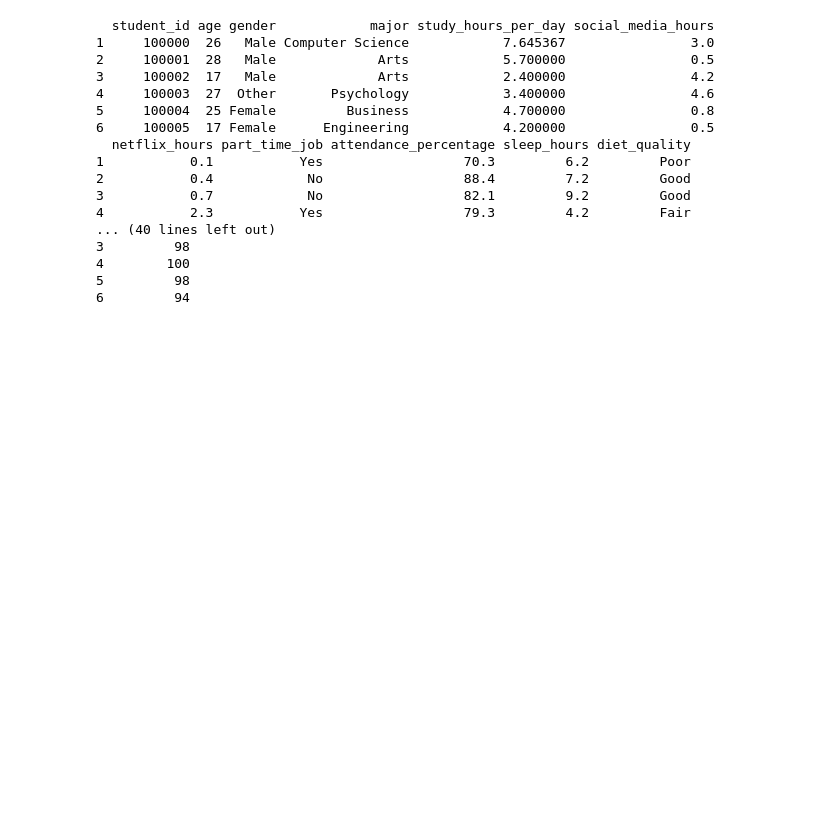
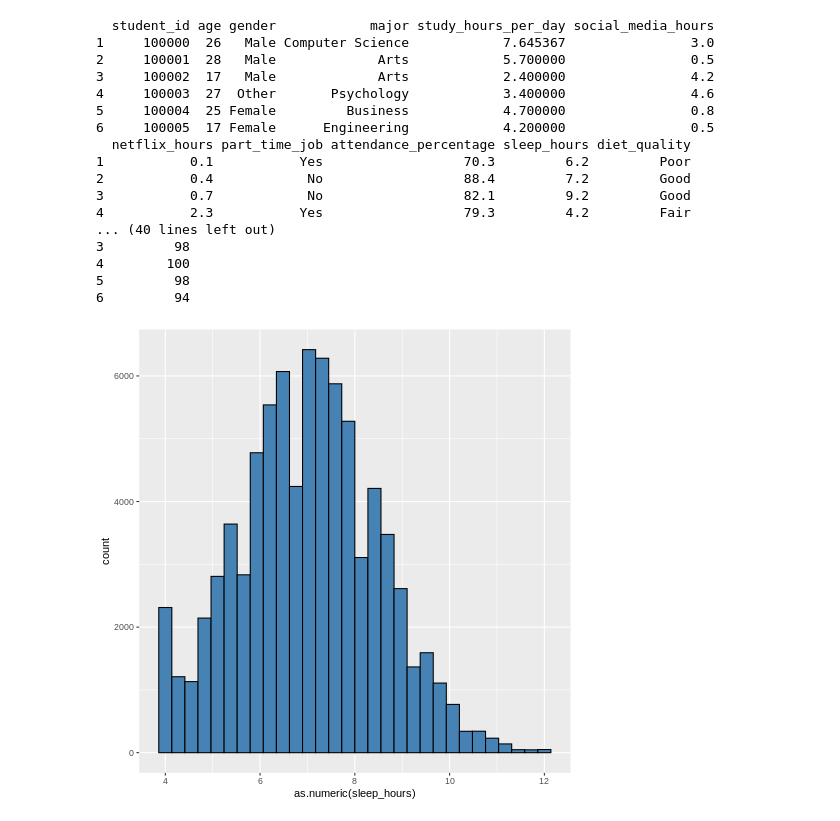
Before and after one commit to leiandrei/exploratory-data-analysis, a Jupyter notebook: notebooks/analysis.ipynb, the cells around one changed output. Cells and saved outputs as stored; diff of their text form; code cells hidden in the pictures; blank space fills up the shorter version.

Commit message:
test: added visualizations

```diff
--- a/notebooks/analysis.ipynb
+++ b/notebooks/analysis.ipynb
@@ -37,8 +37,8 @@ sns.countplot(data=df, x='family_income_range', hue='major')
 %%R
 library(tidyverse)
 
-data <- ("https://raw.githubusercontent.com/leiandrei/exploratory-data-analysis/main/data/enhanced_student_habits_performance_dataset.csv")
-head(df)
+data <- read.csv("https://raw.githubusercontent.com/leiandrei/exploratory-data-analysis/main/data/enhanced_student_habits_performance_dataset.csv")
+head(data)
 # %% [output]
   student_id age gender            major study_hours_per_day social_media_hours
 1     100000  26   Male Computer Science            7.645367                3.0
@@ -57,3 +57,9 @@ head(df)
 4        100
 5         98
 6         94
+# %%
+%%R
+# sample visualization
+ggplot(data, aes(x=as.numeric(sleep_hours))) + geom_histogram(fill="steelblue", color="black", bins=30)
+# %% [output]
+[figure, added]
```
